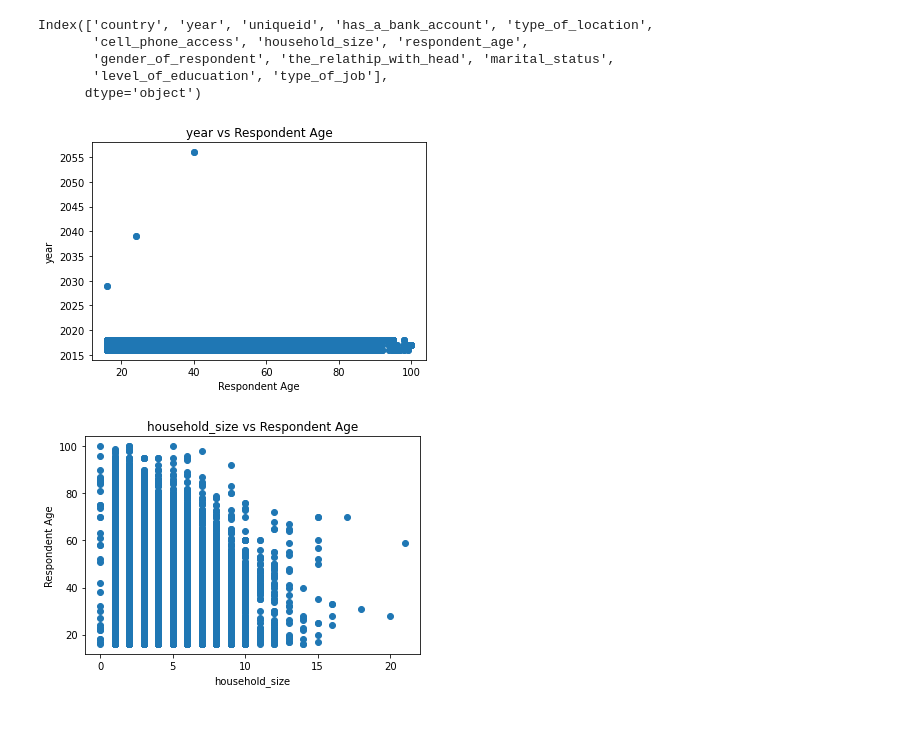
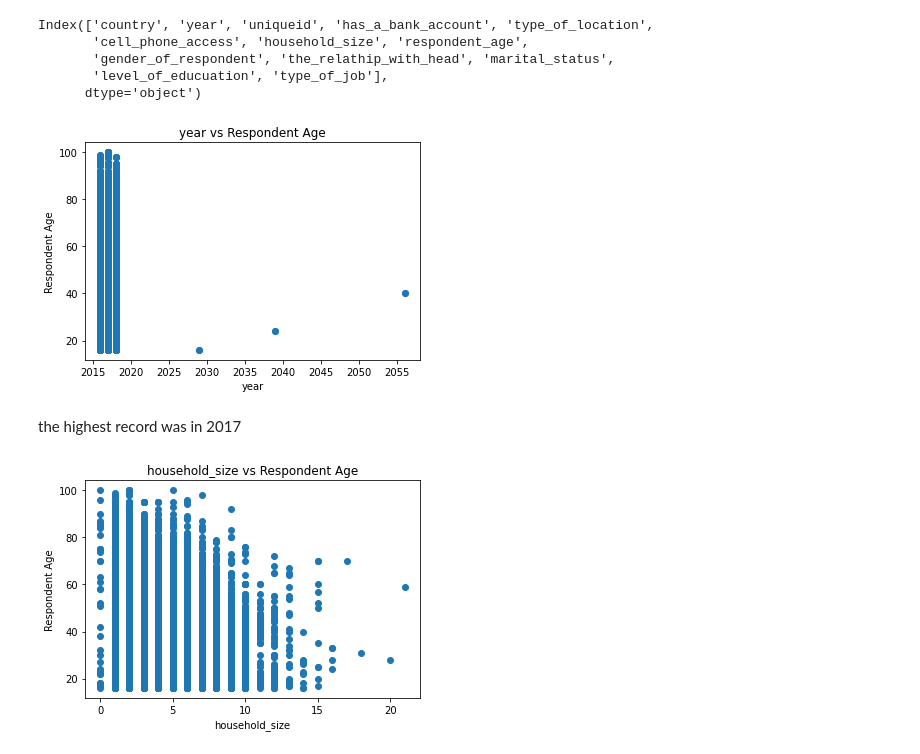
Before and after one commit to kahiga2244/hello-world, a Jupyter notebook: Moringa_Data_Science_Core_W2_Independent_Project_2020_05_02_JOSEPH_KAHIGA.ipynb, the cells around one changed output. Cells and saved outputs as stored; diff of their text form; code cells hidden in the pictures; blank space fills up the shorter version.

```diff
--- a/Moringa_Data_Science_Core_W2_Independent_Project_2020_05_02_JOSEPH_KAHIGA.ipynb
+++ b/Moringa_Data_Science_Core_W2_Independent_Project_2020_05_02_JOSEPH_KAHIGA.ipynb
@@ -335,27 +335,29 @@ Index(['country', 'year', 'uniqueid', 'has_a_bank_account', 'type_of_location',
 # %%
 
 # Using Pandas: Plotting our scatterplot to compare the variables
-df.plot(x = 'Respondent Age', y = 'year', kind='scatter')
+df.plot(x = 'year', y = 'respondent_age', kind='scatter')
 
 # Or Using Matplotlib: Plotting our scatterplot to compare the variables
-plt.scatter(df["Respondent Age"] , df["year"])
+plt.scatter(df["year"] , df["respondent_age"])
 
 # Or Using Seaborn: Using the function regplot to create our scatterplot
-sns.regplot(x = df["Respondent Age"], y = df["year"], fit_reg=False)
+sns.regplot(x = df["year"], y = df["respondent_age"], fit_reg=False)
 
 # Giving our scatterplot a title
 plt.title('year vs Respondent Age')
 
 # Labelling our x axis
-plt.xlabel('Respondent Age')
+plt.xlabel('year')
 
 # Labelling our y axis
-plt.ylabel('year')
+plt.ylabel('Respondent Age')
 
 # We then display our scatterplot as shown below
 plt.show()
 # %% [output]
-[figure, old version]
+[figure, new version]
+# %% [markdown]
+the highest record was in 2017
 # %%
 # Plotting our scatterplot
 plt.scatter(df['household_size'], df['Respondent Age'])
```
Also changed, not shown: parts of 6 cells of this notebook.
